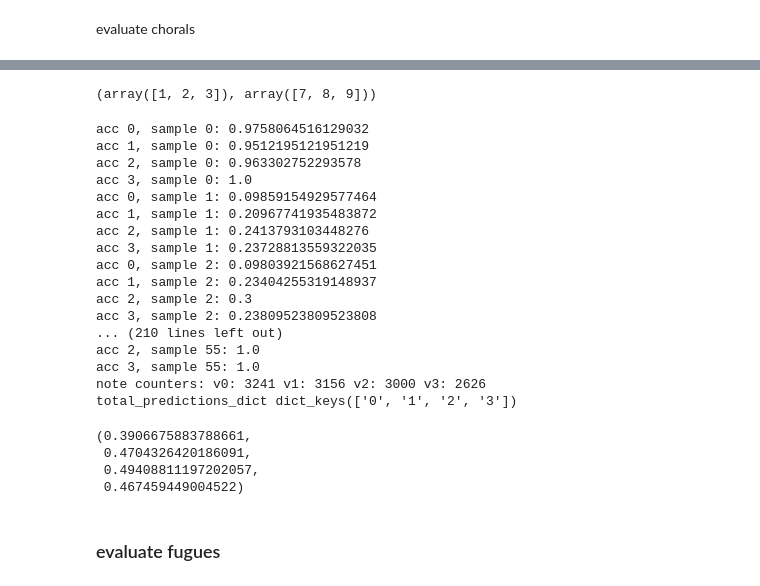
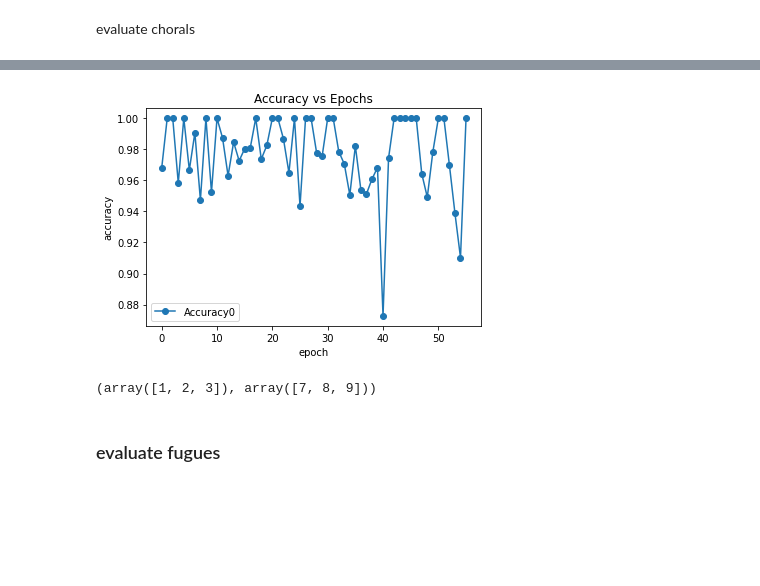
Before and after one commit to aim56009/AI-MA_project, a Jupyter notebook: Masterproject_final_tensor_version.ipynb, the cells around one changed output, grey strips where cells are left out. Drawn from its saved outputs; the diff is of its cells as text; code cells hidden in the pictures; blank space fills up the shorter version.

```diff
--- a/Masterproject_final_tensor_version.ipynb
+++ b/Masterproject_final_tensor_version.ipynb
@@ -1100,3 +1153,14 @@ def evaluate_one_choral(model, train_dataloader, part_dic,F1):
+# %%
+plt.plot(acc_score_dict["0"],'-o')
+
+plt.xlabel('epoch')
+plt.ylabel('accuracy')
+plt.legend(['Accuracy0'])
+plt.title('Accuracy vs Epochs')
+
+plt.show()
+# %% [output]
+[figure, added]
 # %%
 a = np.array([-1,-2,1,2,3])
 c = np.array([5,6,7,8,9])
@@ -1104,31 +1168,6 @@ c = np.array([5,6,7,8,9])
 a[a>0], c[a>0]
 # %% [output]
 (array([1, 2, 3]), array([7, 8, 9]))
-# %%
-dict_pred , dict_gt, acc_0 , acc_1, acc_2, acc_3 = evaluate_one_choral(model,val_dataloader,part_dic,F1=False)
-acc_0 , acc_1, acc_2, acc_3
-# %% [output]
-acc 0, sample 0: 0.9758064516129032
-acc 1, sample 0: 0.9512195121951219
-acc 2, sample 0: 0.963302752293578
-acc 3, sample 0: 1.0
-acc 0, sample 1: 0.09859154929577464
-acc 1, sample 1: 0.20967741935483872
-acc 2, sample 1: 0.2413793103448276
-acc 3, sample 1: 0.23728813559322035
-acc 0, sample 2: 0.09803921568627451
-acc 1, sample 2: 0.23404255319148937
-acc 2, sample 2: 0.3
-acc 3, sample 2: 0.23809523809523808
-... (210 lines left out)
-acc 2, sample 55: 1.0
-acc 3, sample 55: 1.0
-note counters: v0: 3241 v1: 3156 v2: 3000 v3: 2626
-total_predictions_dict dict_keys(['0', '1', '2', '3'])
-(0.3906675883788661,
- 0.4704326420186091,
- 0.49408811197202057,
- 0.467459449004522)
 # %%
 def evaluate_accuracy_for_chorals(model, train_dataloader, part_dic,F1):
     #print("part_dic:",part_dic)
```
Also changed, not shown: parts of 6 cells of this notebook.
